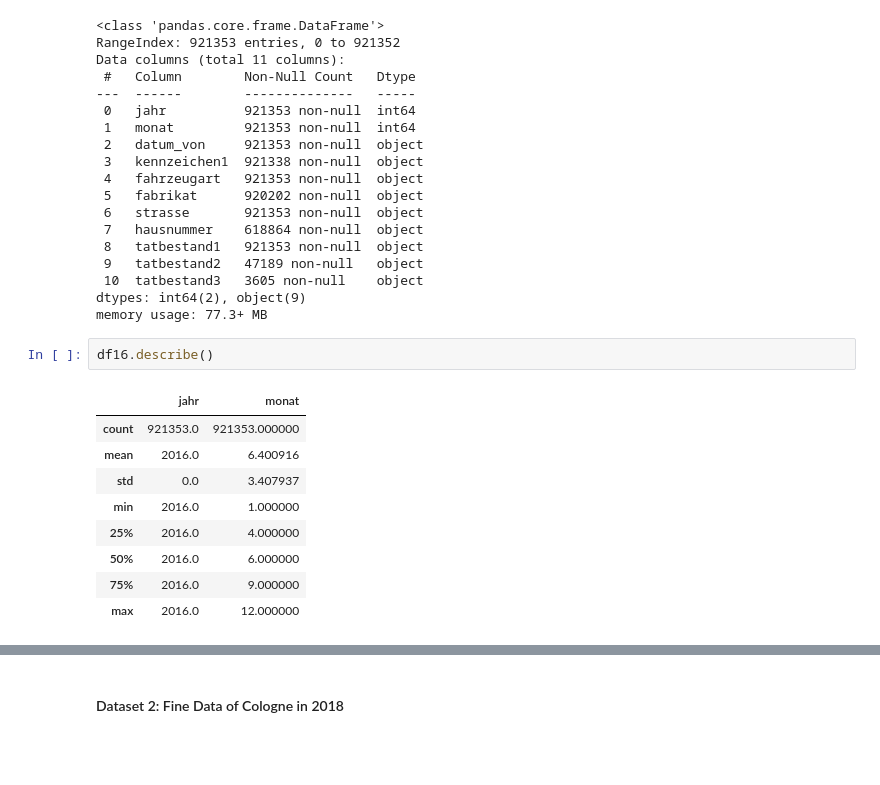
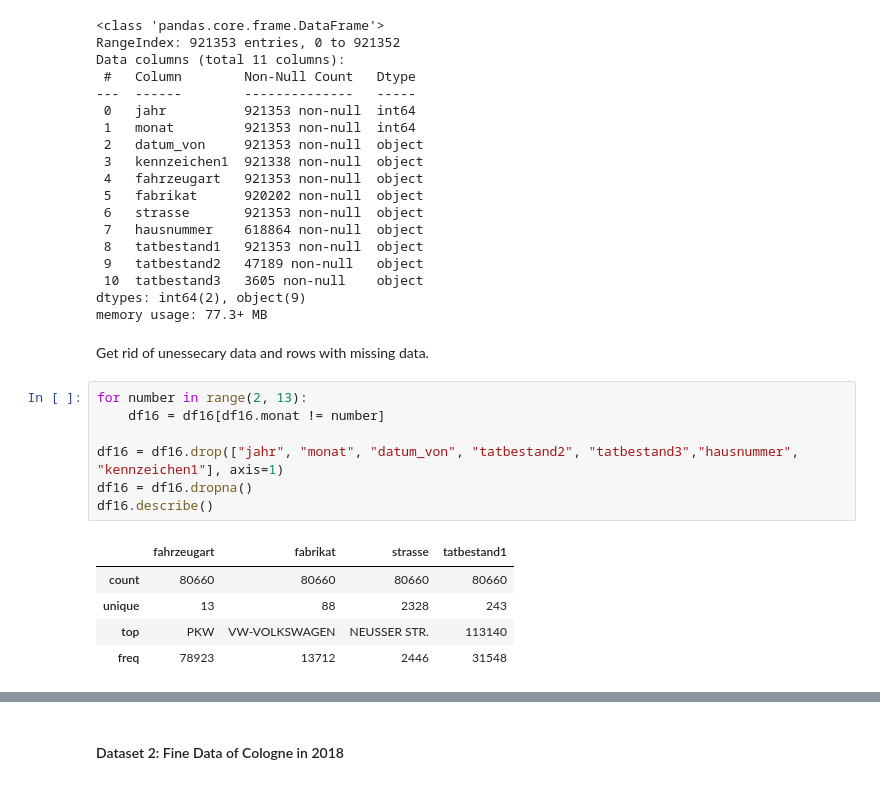
Before and after one commit to JobstHanna/2023-amse-template, a Jupyter notebook: exploration.ipynb, the cells around one changed output, grey strips where cells are left out. Saved outputs shown, nothing was run; the diff lists cells and outputs as text; blank space fills up the shorter version.

```diff
--- a/exploration.ipynb
+++ b/exploration.ipynb
@@ -81,15 +85,18 @@ Data columns (total 11 columns):
  10  tatbestand3   3605 non-null    object
 dtypes: int64(2), object(9)
 memory usage: 77.3+ MB
-# %%
-df16.describe()
-# %% [output]
-|  | jahr | monat |
-| count | 921353.0 | 921353.000000 |
-| mean | 2016.0 | 6.400916 |
-| std | 0.0 | 3.407937 |
-| min | 2016.0 | 1.000000 |
-| 25% | 2016.0 | 4.000000 |
-| 50% | 2016.0 | 6.000000 |
-| 75% | 2016.0 | 9.000000 |
-| max | 2016.0 | 12.000000 |
+# %% [markdown]
+Get rid of unessecary data and rows with missing data.
+# %%
+for number in range(2, 13):
+    df16 = df16[df16.monat != number]
+
+df16 = df16.drop(["jahr", "monat", "datum_von", "tatbestand2", "tatbestand3","hausnummer", "kennzeichen1"], axis=1)
+df16 = df16.dropna()
+df16.describe()
+# %% [output]
+|  | fahrzeugart | fabrikat | strasse | tatbestand1 |
+| count | 80660 | 80660 | 80660 | 80660 |
+| unique | 13 | 88 | 2328 | 243 |
+| top | PKW | VW-VOLKSWAGEN | NEUSSER STR. | 113140 |
+| freq | 78923 | 13712 | 2446 | 31548 |
```
Also changed, not shown: parts of 11 cells of this notebook.
